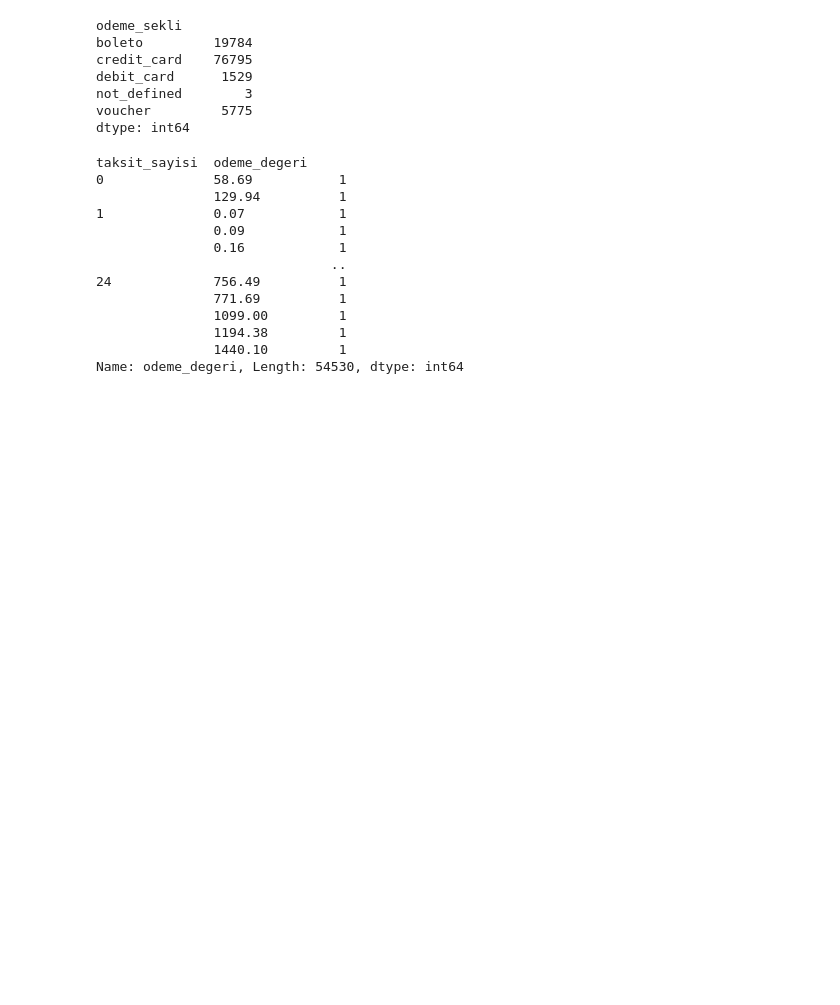
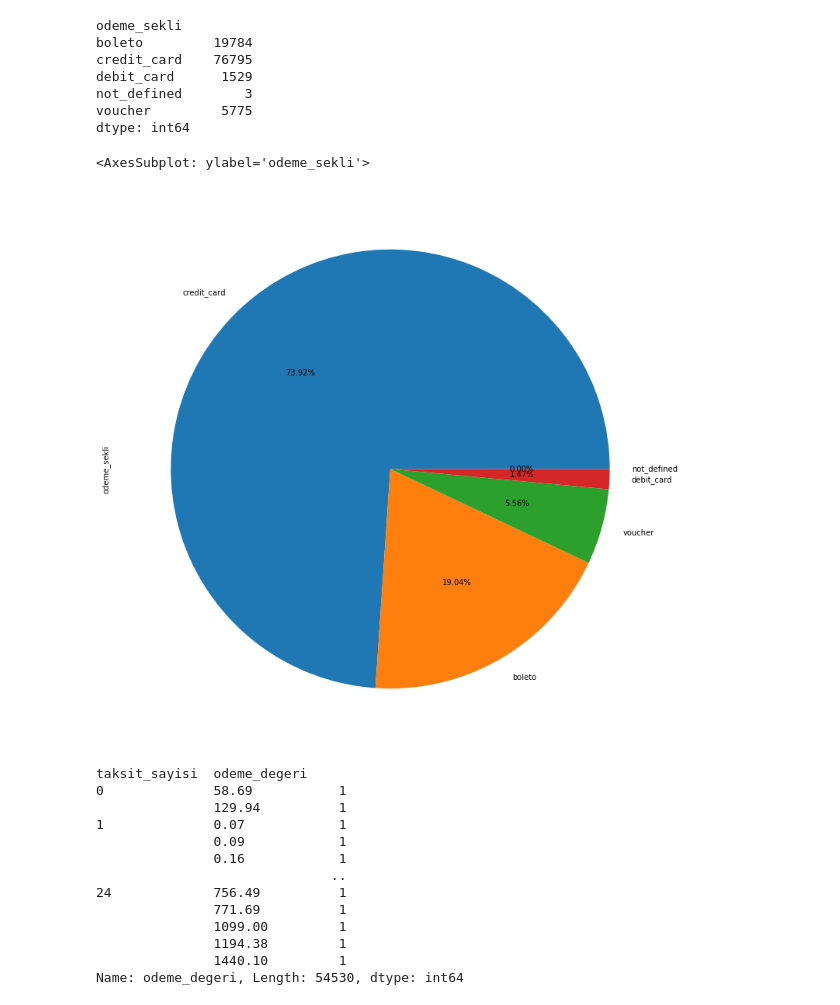
Before and after one commit to sudeokumus/womenintech_python_bitirme_projesi, a Jupyter notebook: ayrintilar.ipynb, the cells around one changed output. Drawn from its saved outputs; the diff is of its cells as text; code cells hidden in the pictures; blank space fills up the shorter version.

```diff
--- a/ayrintilar.ipynb
+++ b/ayrintilar.ipynb
@@ -746,6 +798,13 @@ debit_card      1529
 not_defined        3
 voucher         5775
 dtype: int64
+# %%
+#Ödeme türlerinin birbirine oranı
+
+payments_data['odeme_sekli'].value_counts().plot.pie(autopct='%1.2f%%', figsize=(13, 13))
+# %% [output]
+<AxesSubplot: ylabel='odeme_sekli'>
+[figure, added]
 # %%
 payments_data.groupby("taksit_sayisi")["odeme_degeri"].value_counts(ascending = True)
 
```
Also changed, not shown: parts of 34 cells of this notebook, 6 other files.
